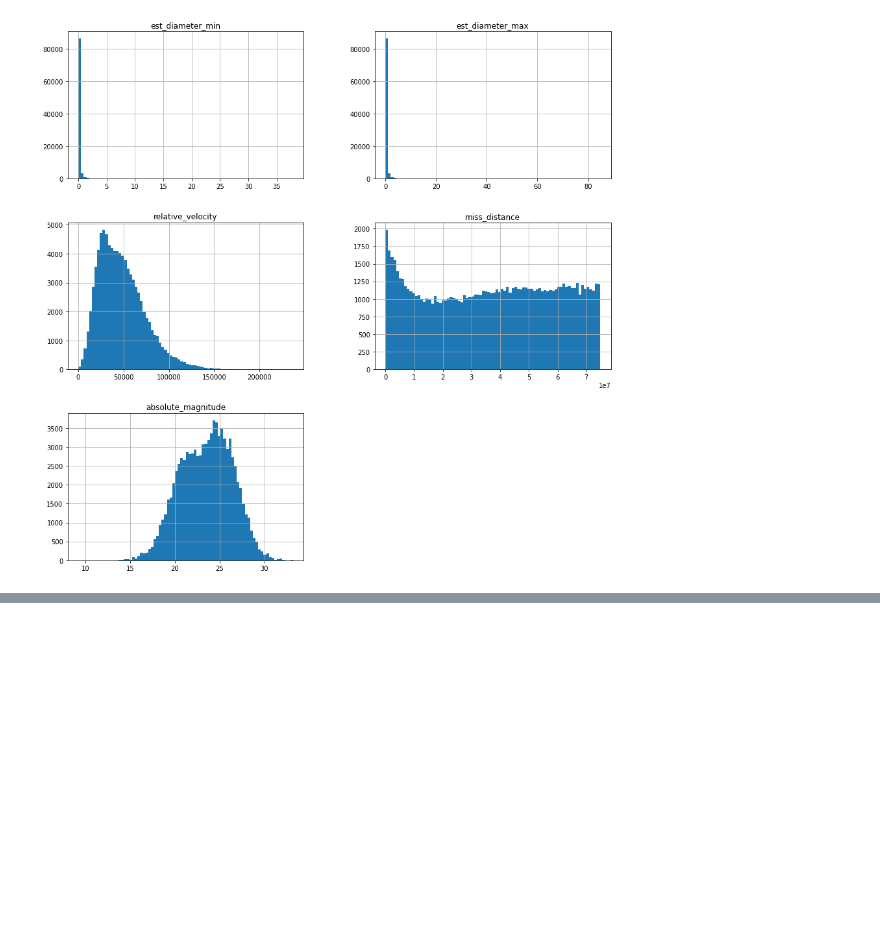
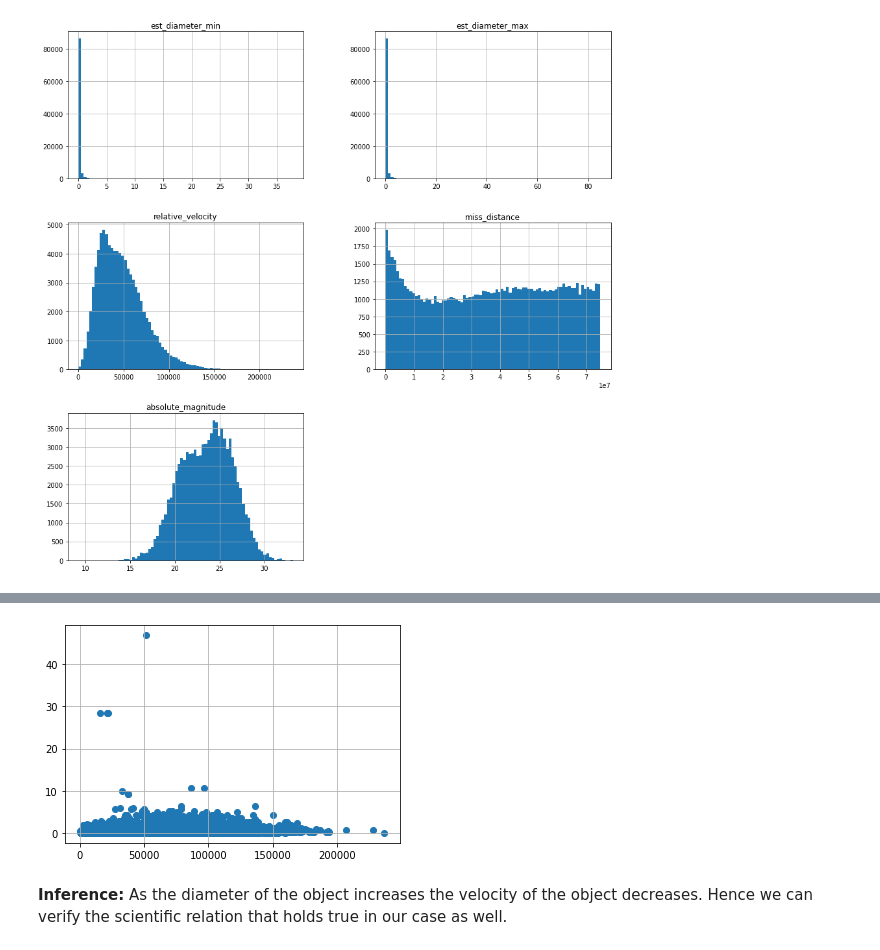
Before and after one commit to DSCKGEC/NASA-Collision-Detection, a Jupyter notebook: Nasa_nearest_earth_object_classifier.ipynb, the cells around one changed output, grey strips where cells are left out. Cells and saved outputs as stored; diff of their text form; code cells hidden in the pictures; blank space fills up the shorter version.

```diff
--- a/Nasa_nearest_earth_object_classifier.ipynb
+++ b/Nasa_nearest_earth_object_classifier.ipynb
@@ -206,2 +239,11 @@ weighted avg       0.91      0.90      0.86     45418
+# %%
+%matplotlib inline
+plt.scatter(X['relative_velocity'], (X['est_diameter_max'] - X['est_diameter_min']))
+plt.grid()
+plt.show()
+# %% [output]
+[figure, added]
+# %% [markdown]
+**Inference:** As the diameter of the object increases the velocity of the object decreases. Hence we can verify the scientific relation that holds true in our case as well.
 # %%
 #KNN algorithm
```
Also changed, not shown: parts of 13 cells of this notebook.
